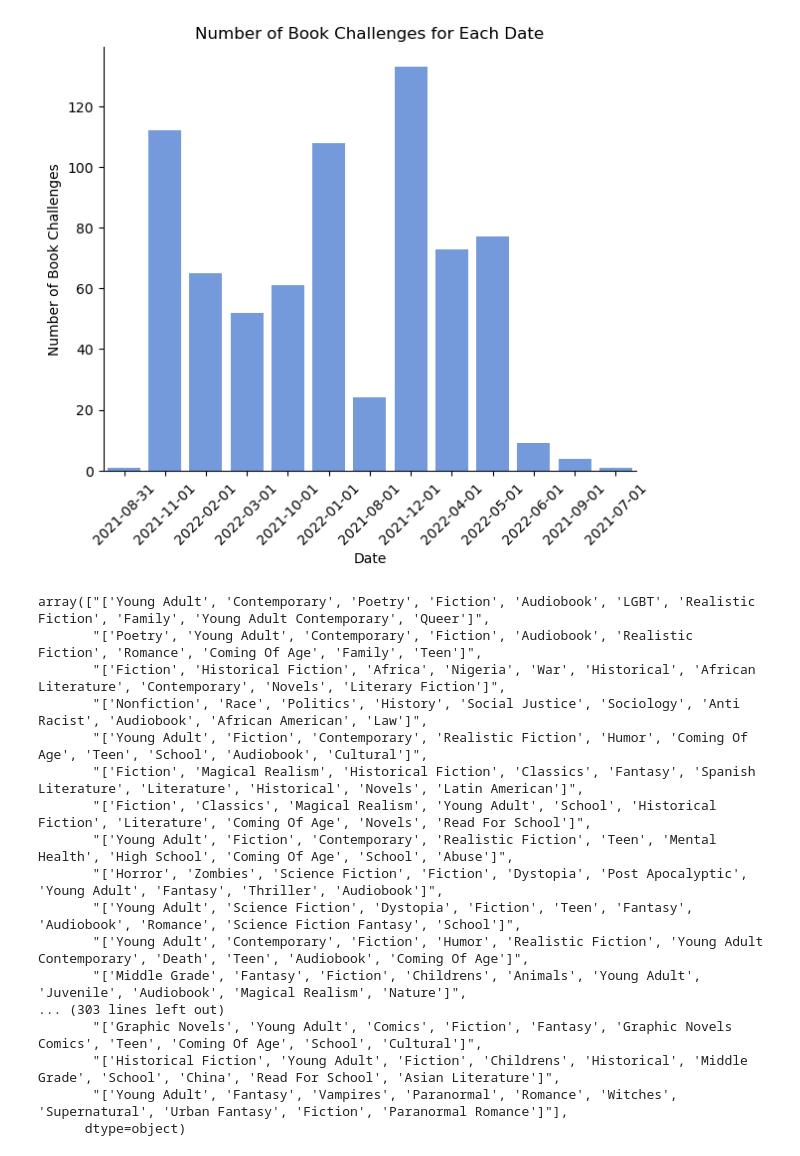
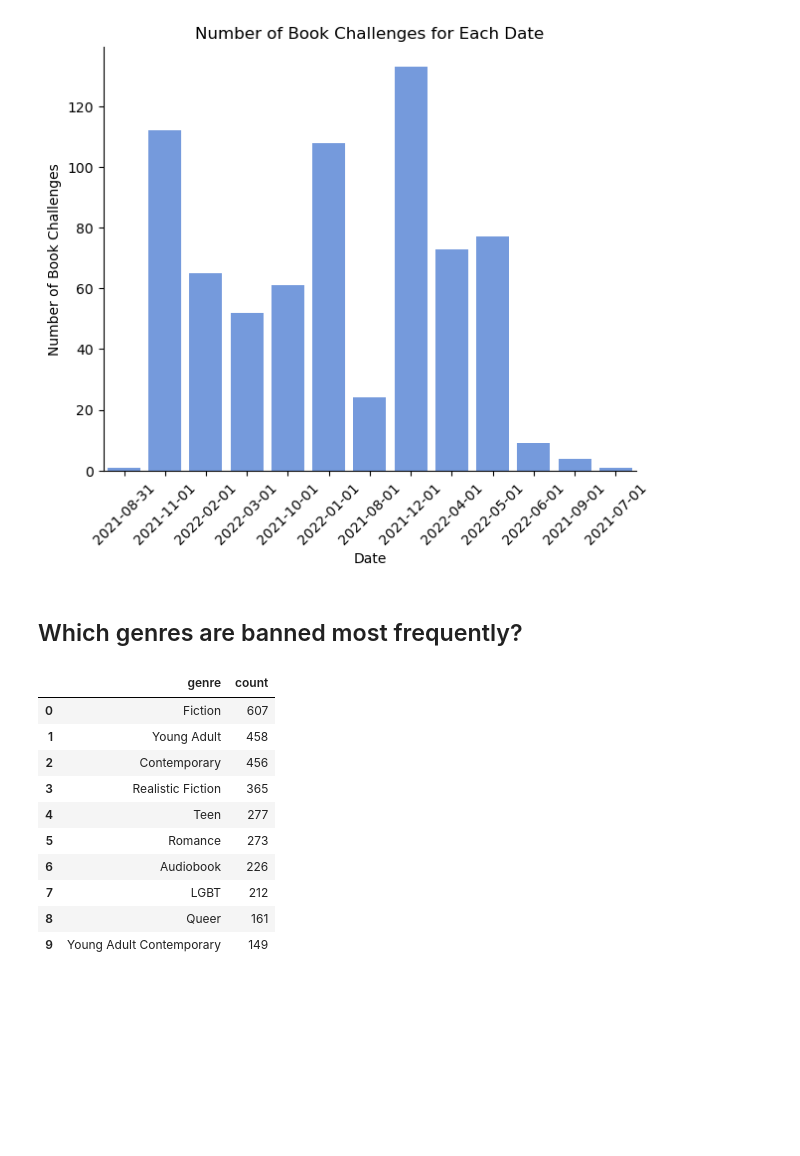
Before and after one commit to yashadoddabele/bannedbooks_project, a Jupyter notebook: bannedbooks.ipynb, the cells around one changed output. Saved outputs shown, nothing was run; the diff lists cells and outputs as text; code cells hidden in the pictures; blank space fills up the shorter version.

```diff
--- a/bannedbooks.ipynb
+++ b/bannedbooks.ipynb
@@ -103,23 +103,5 @@ plt.title("Number of Book Challenges for Each Date")
 plt.show()
 # %% [output]
 [figure]
-# %%
-df_allbooks['genres'].unique()
-# %% [output]
-array(["['Young Adult', 'Contemporary', 'Poetry', 'Fiction', 'Audiobook', 'LGBT', 'Realistic Fiction', 'Family', 'Young Adult Contemporary', 'Queer']",
-       "['Poetry', 'Young Adult', 'Contemporary', 'Fiction', 'Audiobook', 'Realistic Fiction', 'Romance', 'Coming Of Age', 'Family', 'Teen']",
-       "['Fiction', 'Historical Fiction', 'Africa', 'Nigeria', 'War', 'Historical', 'African Literature', 'Contemporary', 'Novels', 'Literary Fiction']",
-       "['Nonfiction', 'Race', 'Politics', 'History', 'Social Justice', 'Sociology', 'Anti Racist', 'Audiobook', 'African American', 'Law']",
-       "['Young Adult', 'Fiction', 'Contemporary', 'Realistic Fiction', 'Humor', 'Coming Of Age', 'Teen', 'School', 'Audiobook', 'Cultural']",
-       "['Fiction', 'Magical Realism', 'Historical Fiction', 'Classics', 'Fantasy', 'Spanish Literature', 'Literature', 'Historical', 'Novels', 'Latin American']",
-       "['Fiction', 'Classics', 'Magical Realism', 'Young Adult', 'School', 'Historical Fiction', 'Literature', 'Coming Of Age', 'Novels', 'Read For School']",
-       "['Young Adult', 'Fiction', 'Contemporary', 'Realistic Fiction', 'Teen', 'Mental Health', 'High School', 'Coming Of Age', 'School', 'Abuse']",
-       "['Horror', 'Zombies', 'Science Fiction', 'Fiction', 'Dystopia', 'Post Apocalyptic', 'Young Adult', 'Fantasy', 'Thriller', 'Audiobook']",
-       "['Young Adult', 'Science Fiction', 'Dystopia', 'Fiction', 'Teen', 'Fantasy', 'Audiobook', 'Romance', 'Science Fiction Fantasy', 'School']",
-       "['Young Adult', 'Contemporary', 'Fiction', 'Humor', 'Realistic Fiction', 'Young Adult Contemporary', 'Death', 'Teen', 'Audiobook', 'Coming Of Age']",
-       "['Middle Grade', 'Fantasy', 'Fiction', 'Childrens', 'Animals', 'Young Adult', 'Juvenile', 'Audiobook', 'Magical Realism', 'Nature']",
-... (303 lines left out)
-       "['Graphic Novels', 'Young Adult', 'Comics', 'Fiction', 'Fantasy', 'Graphic Novels Comics', 'Teen', 'Coming Of Age', 'School', 'Cultural']",
-       "['Historical Fiction', 'Young Adult', 'Fiction', 'Childrens', 'Historical', 'Middle Grade', 'School', 'China', 'Read For School', 'Asian Literature']",
-       "['Young Adult', 'Fantasy', 'Vampires', 'Paranormal', 'Romance', 'Witches', 'Supernatural', 'Urban Fantasy', 'Fiction', 'Paranormal Romance']"],
-      dtype=object)
+# %% [markdown]
+## Which genres are banned most frequently?
@@ -125,0 +119,18 @@ array(["['Young Adult', 'Contemporary', 'Poetry', 'Fiction', 'Audiobook', 'LGBT'
+# %%
+df_genre_counts = pd.DataFrame.from_dict(genre_counts, orient='index', columns=['count'])
+df_genre_counts = df_genre_counts.sort_values(by='count', ascending=False)
+df_genre_counts = df_genre_counts.reset_index().rename(columns={'index': 'genre'})
+
+df_genre_counts.head(10)
+# %% [output]
+|  | genre | count |
+| 0 | Fiction | 607 |
+| 1 | Young Adult | 458 |
+| 2 | Contemporary | 456 |
+| 3 | Realistic Fiction | 365 |
+| 4 | Teen | 277 |
+| 5 | Romance | 273 |
+| 6 | Audiobook | 226 |
+| 7 | LGBT | 212 |
+| 8 | Queer | 161 |
+| 9 | Young Adult Contemporary | 149 |
```
Also changed, not shown: parts of 3 cells of this notebook.
